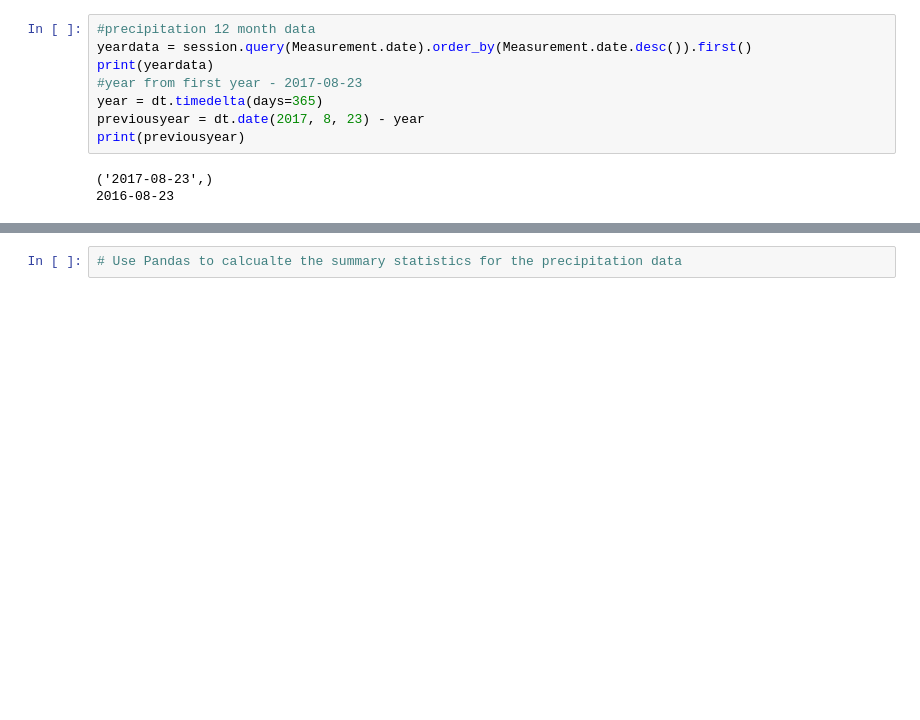
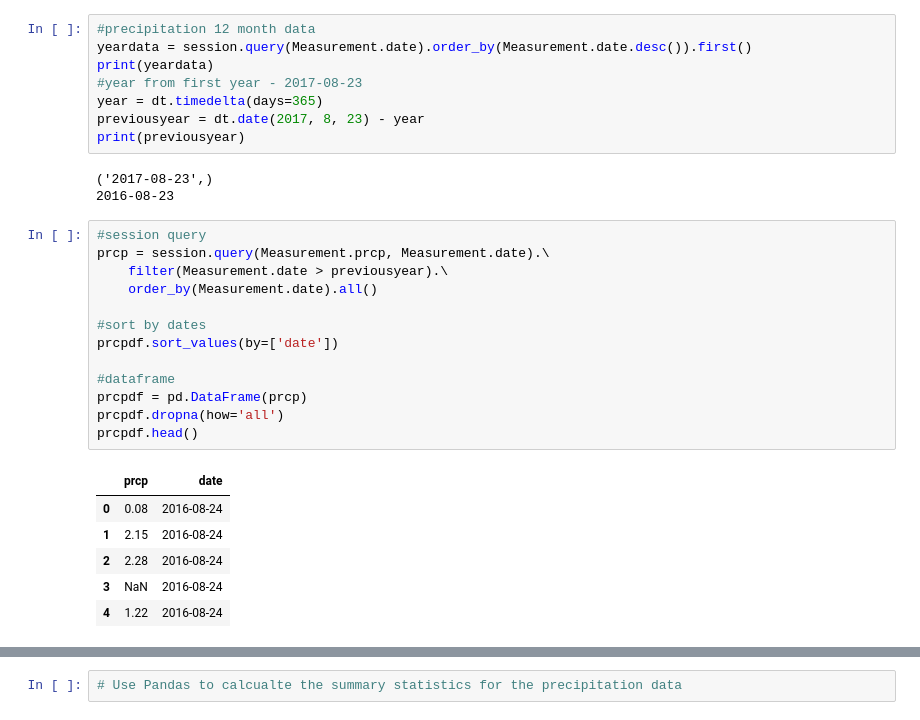
Before and after one commit to astoriajosh28/myhomework, a Jupyter notebook: HW#10/climate_starter.ipynb, the cells around one changed output, grey strips where cells are left out. Saved outputs shown, nothing was run; the diff lists cells and outputs as text; blank space fills up the shorter version.

```diff
--- a/HW#10/climate_starter.ipynb
+++ b/HW#10/climate_starter.ipynb
@@ -62,3 +62,23 @@ print(previousyear)
 # %% [output]
 ('2017-08-23',)
 2016-08-23
+# %%
+#session query
+prcp = session.query(Measurement.prcp, Measurement.date).\
+    filter(Measurement.date > previousyear).\
+    order_by(Measurement.date).all()
+
+#sort by dates
+prcpdf.sort_values(by=['date'])
+
+#dataframe
+prcpdf = pd.DataFrame(prcp)
+prcpdf.dropna(how='all')
+prcpdf.head()
+# %% [output]
+|  | prcp | date |
+| 0 | 0.08 | 2016-08-24 |
+| 1 | 2.15 | 2016-08-24 |
+| 2 | 2.28 | 2016-08-24 |
+| 3 | NaN | 2016-08-24 |
+| 4 | 1.22 | 2016-08-24 |
```
Also changed, not shown: parts of 1 cell of this notebook.
